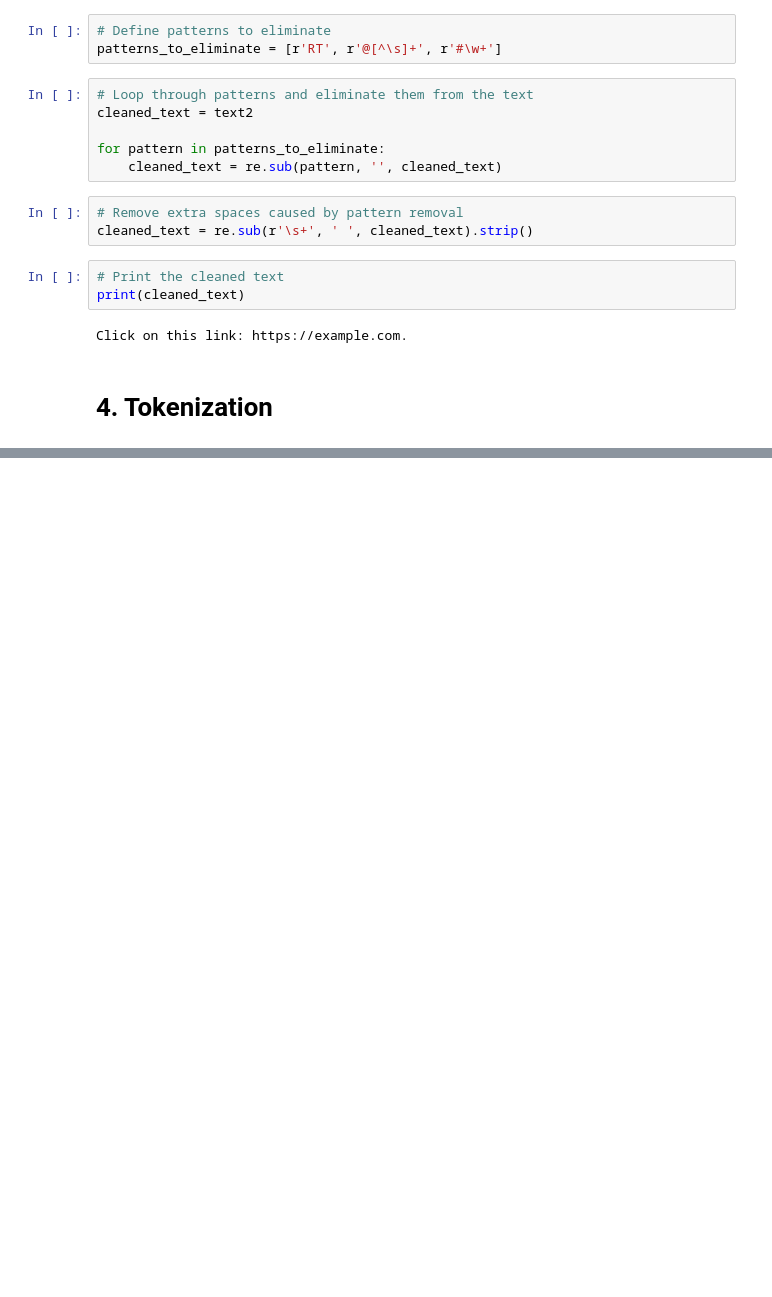
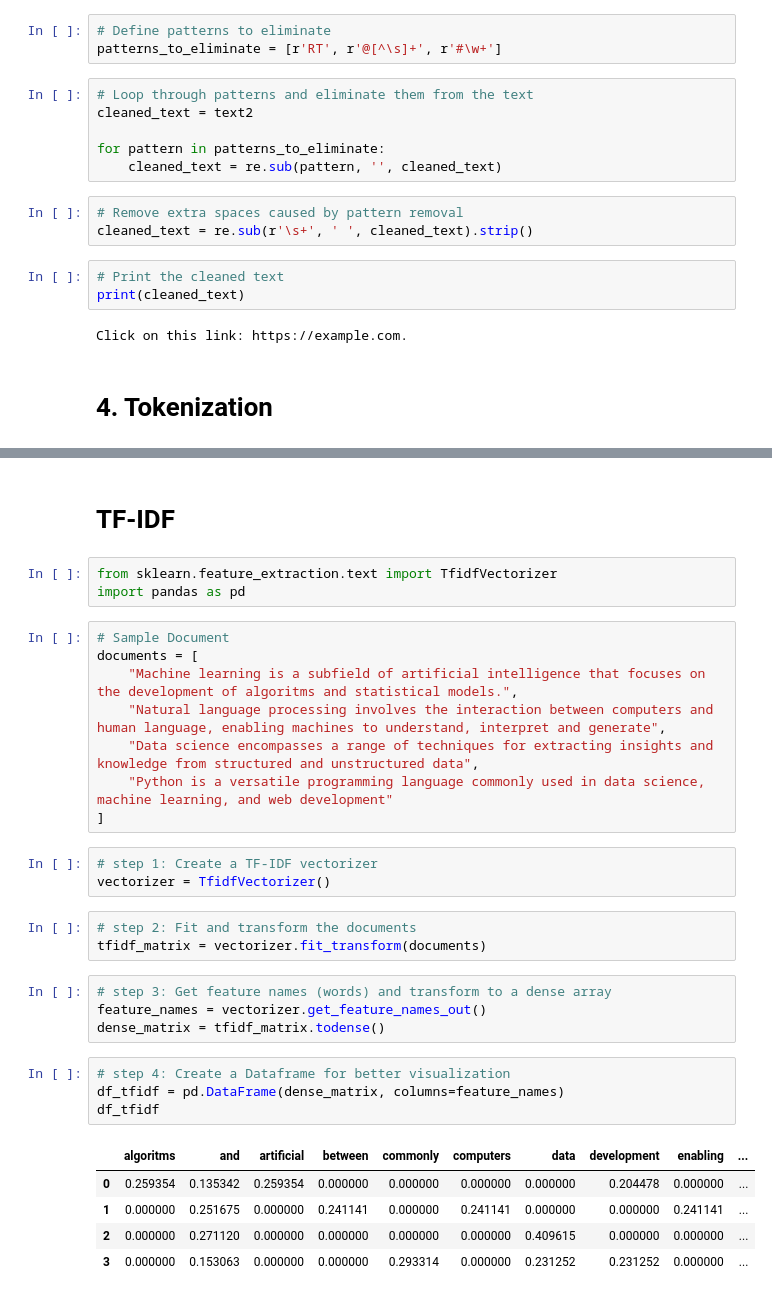
Before and after one commit to tumuruub0108/tensorflow, a Jupyter notebook: nlp/text_preprocessing.ipynb, the cells around one changed output, grey strips where cells are left out. Saved outputs shown, nothing was run; the diff lists cells and outputs as text; blank space fills up the shorter version.

```diff
--- a/nlp/text_preprocessing.ipynb
+++ b/nlp/text_preprocessing.ipynb
@@ -75,0 +250,33 @@ Click on this link: https://example.com.
+# %% [markdown]
+# TF-IDF
+# %%
+from sklearn.feature_extraction.text import TfidfVectorizer
+import pandas as pd
+# %%
+# Sample Document
+documents = [
+    "Machine learning is a subfield of artificial intelligence that focuses on the development of algoritms and statistical models.",
+    "Natural language processing involves the interaction between computers and human language, enabling machines to understand, interpret and generate",
+    "Data science encompasses a range of techniques for extracting insights and knowledge from structured and unstructured data",
+    "Python is a versatile programming language commonly used in data science, machine learning, and web development"
+]
+# %%
+# step 1: Create a TF-IDF vectorizer
+vectorizer = TfidfVectorizer()
+# %%
+# step 2: Fit and transform the documents
+tfidf_matrix = vectorizer.fit_transform(documents)
+# %%
+# step 3: Get feature names (words) and transform to a dense array
+feature_names = vectorizer.get_feature_names_out()
+dense_matrix = tfidf_matrix.todense()
+# %%
+# step 4: Create a Dataframe for better visualization
+df_tfidf = pd.DataFrame(dense_matrix, columns=feature_names)
+df_tfidf
+# %% [output]
+|  | algoritms | and | artificial | between | commonly | computers | data | development | enabling | ... |
+| 0 | 0.259354 | 0.135342 | 0.259354 | 0.000000 | 0.000000 | 0.000000 | 0.000000 | 0.204478 | 0.000000 | ... |
+| 1 | 0.000000 | 0.251675 | 0.000000 | 0.241141 | 0.000000 | 0.241141 | 0.000000 | 0.000000 | 0.241141 | ... |
+| 2 | 0.000000 | 0.271120 | 0.000000 | 0.000000 | 0.000000 | 0.000000 | 0.409615 | 0.000000 | 0.000000 | ... |
+| 3 | 0.000000 | 0.153063 | 0.000000 | 0.000000 | 0.293314 | 0.000000 | 0.231252 | 0.231252 | 0.000000 | ... |
```
Also changed, not shown: parts of 34 cells of this notebook, 4 other files.
